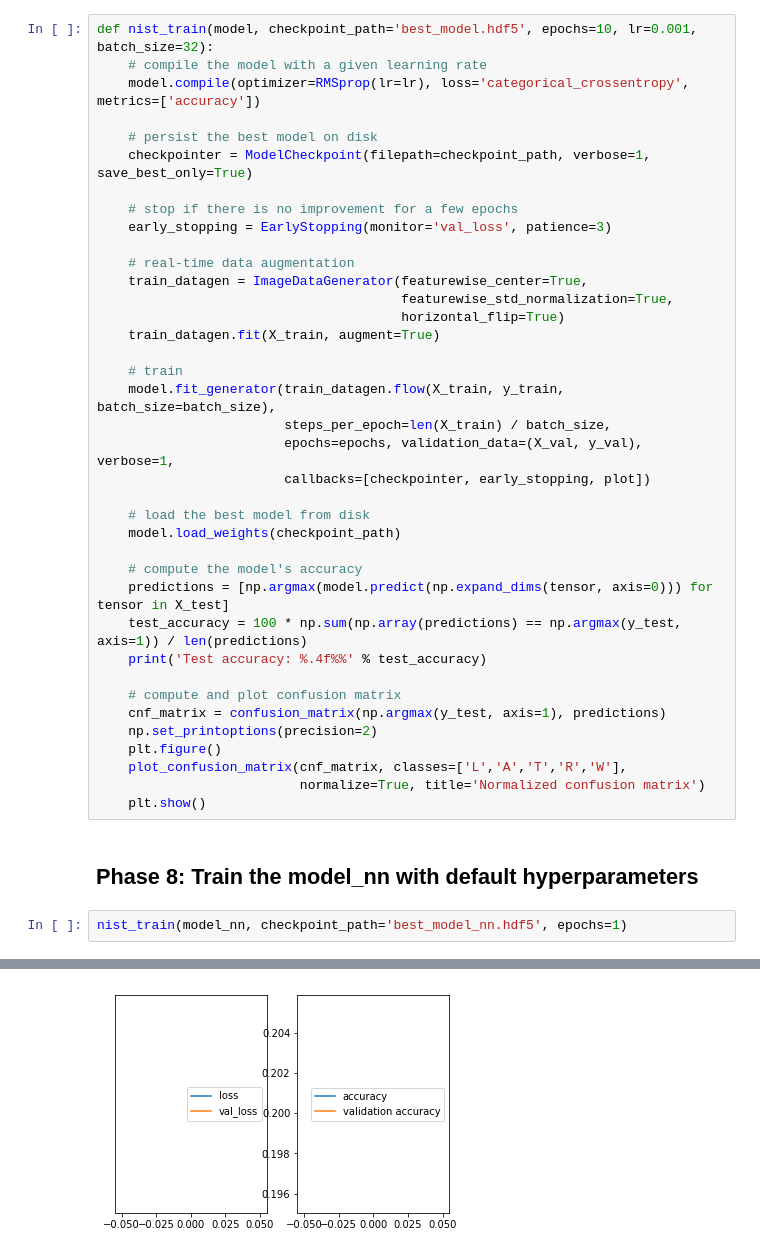
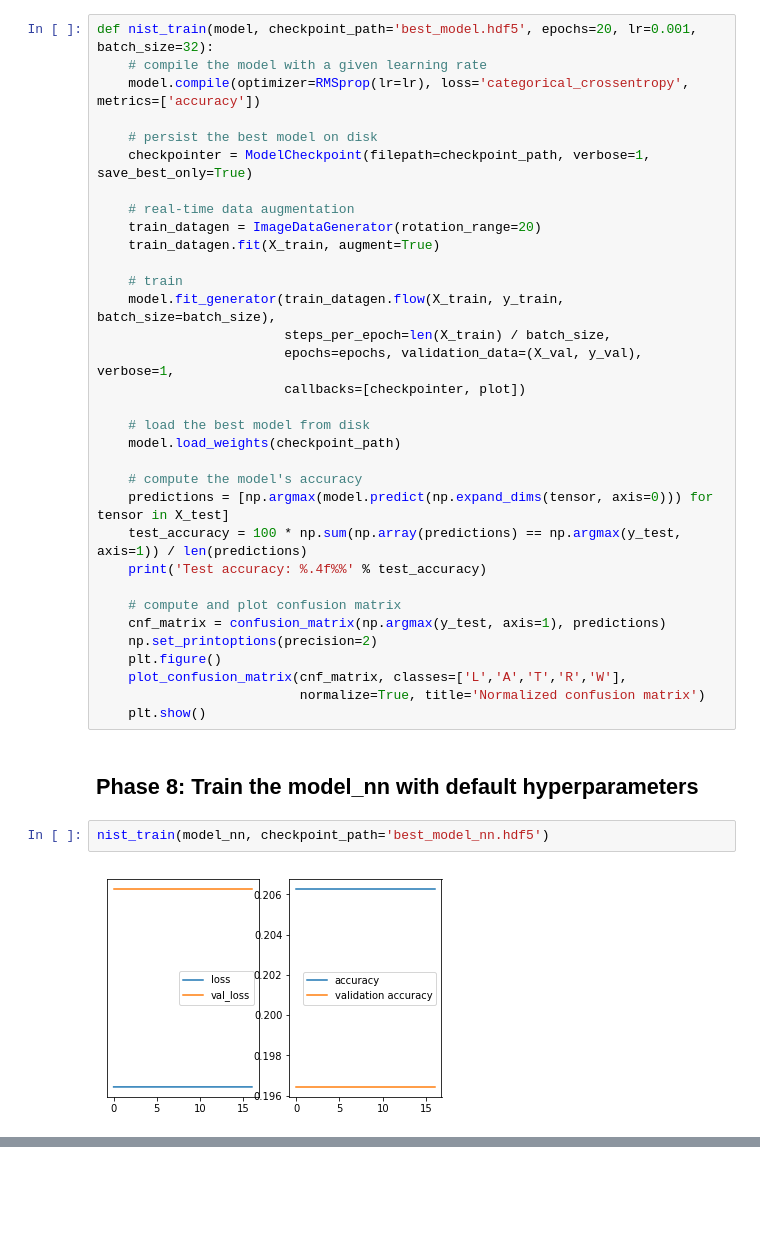
Before and after one commit to tibaes/capstone, a Jupyter notebook: project.ipynb, the cells around one changed output, grey strips where cells are left out. Cells and saved outputs as stored; diff of their text form; blank space fills up the shorter version.

Commit message:
up to phase 12, fixed data augmentation

```diff
--- a/project.ipynb
+++ b/project.ipynb
@@ -270,27 +312,22 @@ def plot_confusion_matrix(cm, classes,
     plt.ylabel('True label')
     plt.xlabel('Predicted label')
 # %%
-def nist_train(model, checkpoint_path='best_model.hdf5', epochs=10, lr=0.001, batch_size=32):
+def nist_train(model, checkpoint_path='best_model.hdf5', epochs=20, lr=0.001, batch_size=32):
     # compile the model with a given learning rate
     model.compile(optimizer=RMSprop(lr=lr), loss='categorical_crossentropy', metrics=['accuracy'])
 
     # persist the best model on disk
     checkpointer = ModelCheckpoint(filepath=checkpoint_path, verbose=1, save_best_only=True)
 
-    # stop if there is no improvement for a few epochs
-    early_stopping = EarlyStopping(monitor='val_loss', patience=3)
-
     # real-time data augmentation
-    train_datagen = ImageDataGenerator(featurewise_center=True,
-                                       featurewise_std_normalization=True,
-                                       horizontal_flip=True)
+    train_datagen = ImageDataGenerator(rotation_range=20)
     train_datagen.fit(X_train, augment=True)
 
     # train
     model.fit_generator(train_datagen.flow(X_train, y_train, batch_size=batch_size),
                         steps_per_epoch=len(X_train) / batch_size,
                         epochs=epochs, validation_data=(X_val, y_val), verbose=1,
-                        callbacks=[checkpointer, early_stopping, plot])
+                        callbacks=[checkpointer, plot])
 
     # load the best model from disk
     model.load_weights(checkpoint_path)
@@ -310,5 +347,6 @@ def nist_train(model, checkpoint_path='best_model.hdf5', epochs=10, lr=0.001, ba
 # %% [markdown]
 ## Phase 8:  Train the model_nn with default hyperparameters
 # %%
-nist_train(model_nn, checkpoint_path='best_model_nn.hdf5', epochs=1)
+nist_train(model_nn, checkpoint_path='best_model_nn.hdf5')
 # %% [output]
+[figure, new version]
@@ -316 +354,0 @@ nist_train(model_nn, checkpoint_path='best_model_nn.hdf5', epochs=1)
-[figure, old version]
```
Also changed, not shown: parts of 11 cells of this notebook.
